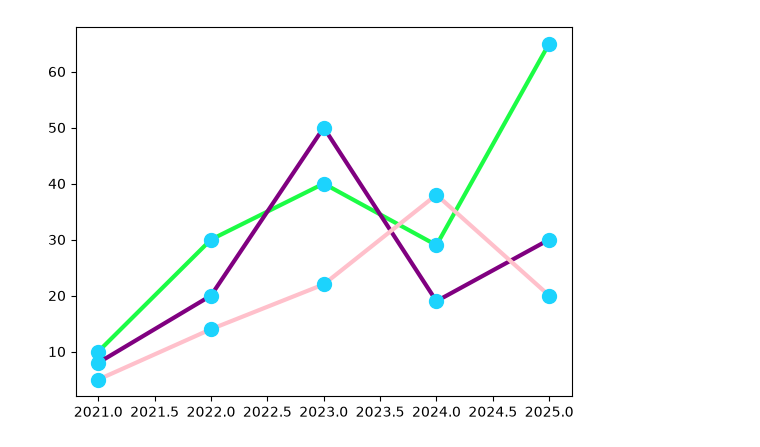
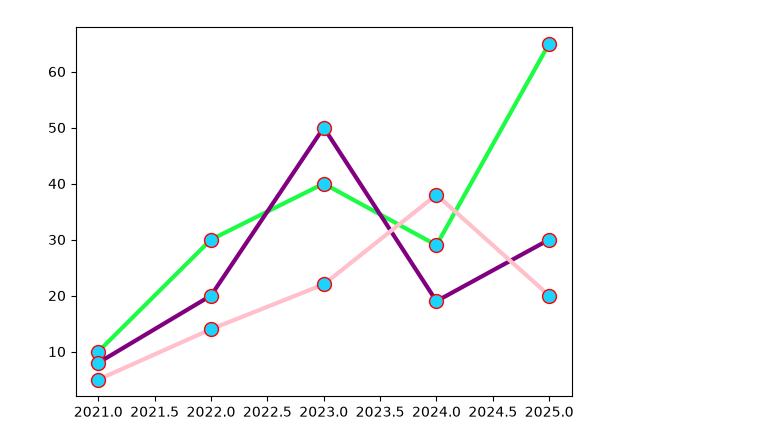
Before and after one commit to areeba-cyber/NumPy, a Jupyter notebook: Matplotlib/main1.ipynb, the cells around one changed output. Cells and saved outputs as stored; diff of their text form; code cells hidden in the pictures.

```diff
--- a/Matplotlib/main1.ipynb
+++ b/Matplotlib/main1.ipynb
@@ -4,18 +4,18 @@ import numpy as np
 # %%
 # Basic
 x = np.array([2021, 2022, 2023, 2024, 2025])
 y1 = np.array([10, 30, 40, 29, 65])
 y2 = np.array([8, 20, 50, 19, 30])
 y3 = np.array([5, 14, 22, 38, 20])
 line_style = dict(marker = ".",
                   markersize = 20,
                   markerfacecolor= "#1cd3fd",
-                  markeredgecolor = "#1cd3fd",
+                  markeredgecolor = "red",
                   linestyle = "solid",
                   linewidth = 3)
 plt.plot(x, y1, color = "#1cfc45", **line_style)
 plt.plot(x, y2, color = "purple", **line_style)
 plt.plot(x, y3, color = "pink", **line_style)
 plt.show()
 # %% [output]
-[figure, old version]
+[figure, new version]
```
